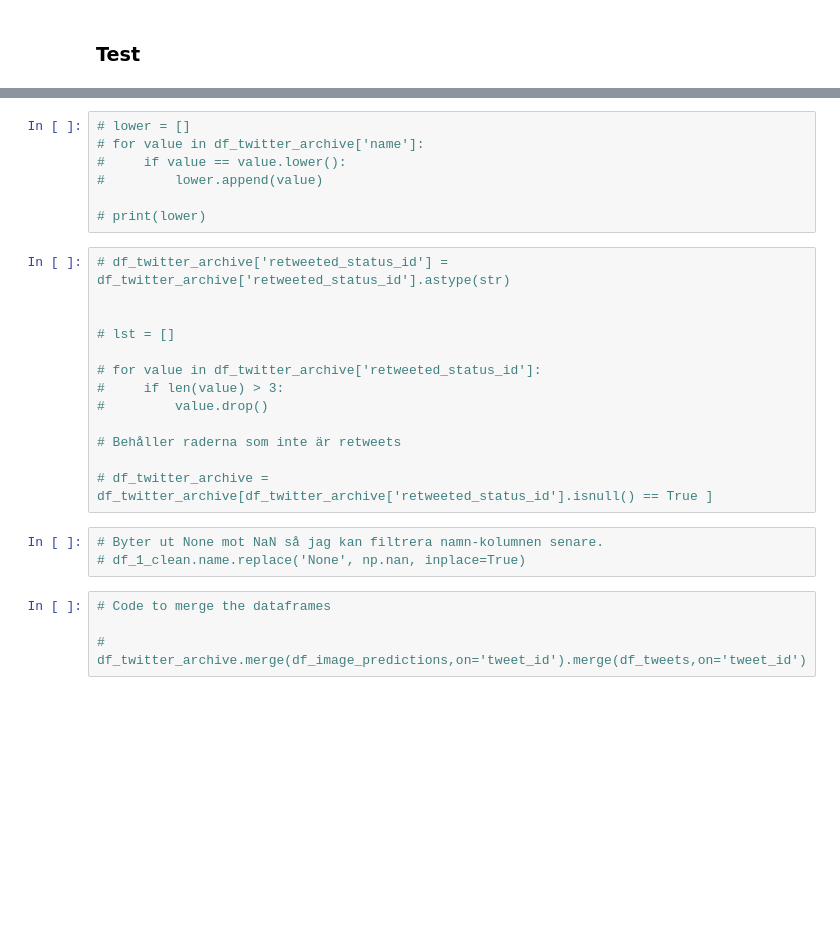
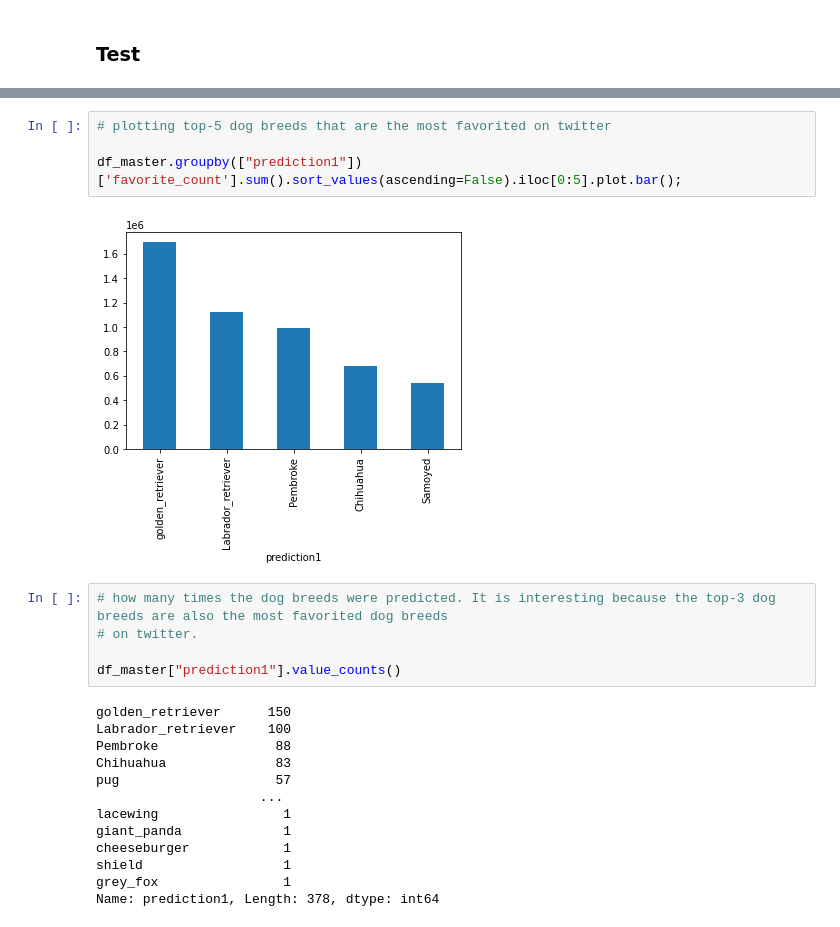
Before and after one commit to Stoneatrophy/Project-Data-Wrangling, a Jupyter notebook: wrangle_act.ipynb, the cells around one changed output, grey strips where cells are left out. Saved outputs shown, nothing was run; the diff lists cells and outputs as text; blank space fills up the shorter version.

```diff
--- a/wrangle_act.ipynb
+++ b/wrangle_act.ipynb
@@ -344,27 +484,24 @@ df_twitter_archive["rating_numerator"].iloc[45]
-# %%
-# lower = []
-# for value in df_twitter_archive['name']:
-#     if value == value.lower():
-#         lower.append(value)
-
-# print(lower)
-# %%
-# df_twitter_archive['retweeted_status_id'] = df_twitter_archive['retweeted_status_id'].astype(str)
-
-
-# lst = []
-
-# for value in df_twitter_archive['retweeted_status_id']:
-#     if len(value) > 3:
-#         value.drop()
-
-# Behåller raderna som inte är retweets
-
-# df_twitter_archive = df_twitter_archive[df_twitter_archive['retweeted_status_id'].isnull() == True ]
-# %%
-# Byter ut None mot NaN så jag kan filtrera namn-kolumnen senare.
-# df_1_clean.name.replace('None', np.nan, inplace=True)
-# %%
-# Code to merge the dataframes
-
-# df_twitter_archive.merge(df_image_predictions,on='tweet_id').merge(df_tweets,on='tweet_id')
+# %%
+# plotting top-5 dog breeds that are the most favorited on twitter
+
+df_master.groupby(["prediction1"])['favorite_count'].sum().sort_values(ascending=False).iloc[0:5].plot.bar();
+# %% [output]
+[figure, added]
+# %%
+# how many times the dog breeds were predicted. It is interesting because the top-3 dog breeds are also the most favorited dog breeds
+# on twitter.
+
+df_master["prediction1"].value_counts()
+# %% [output]
+golden_retriever      150
+Labrador_retriever    100
+Pembroke               88
+Chihuahua              83
+pug                    57
+                     ...
+lacewing                1
+giant_panda             1
+cheeseburger            1
+shield                  1
+grey_fox                1
+Name: prediction1, Length: 378, dtype: int64
```
Also changed, not shown: parts of 56 cells of this notebook.
